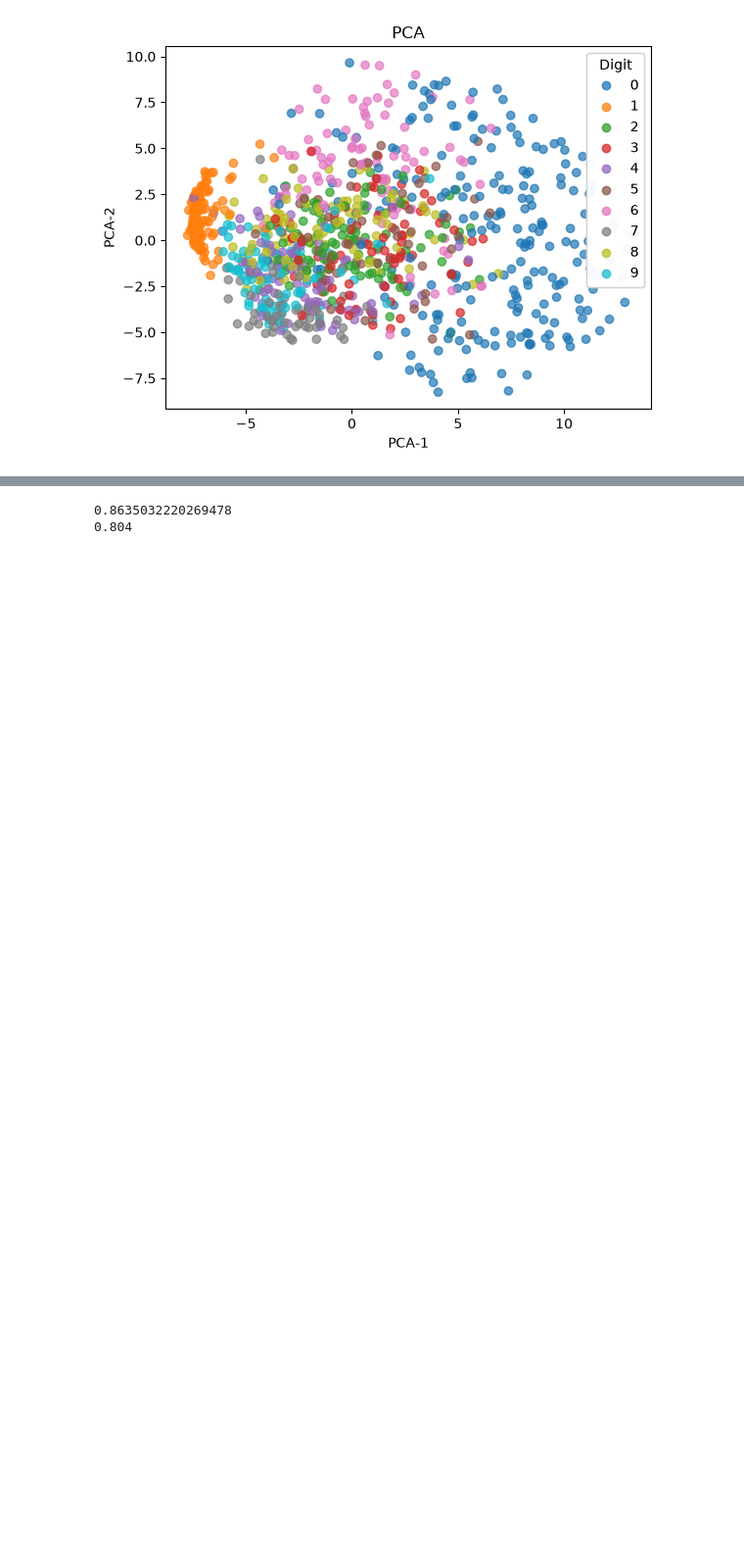
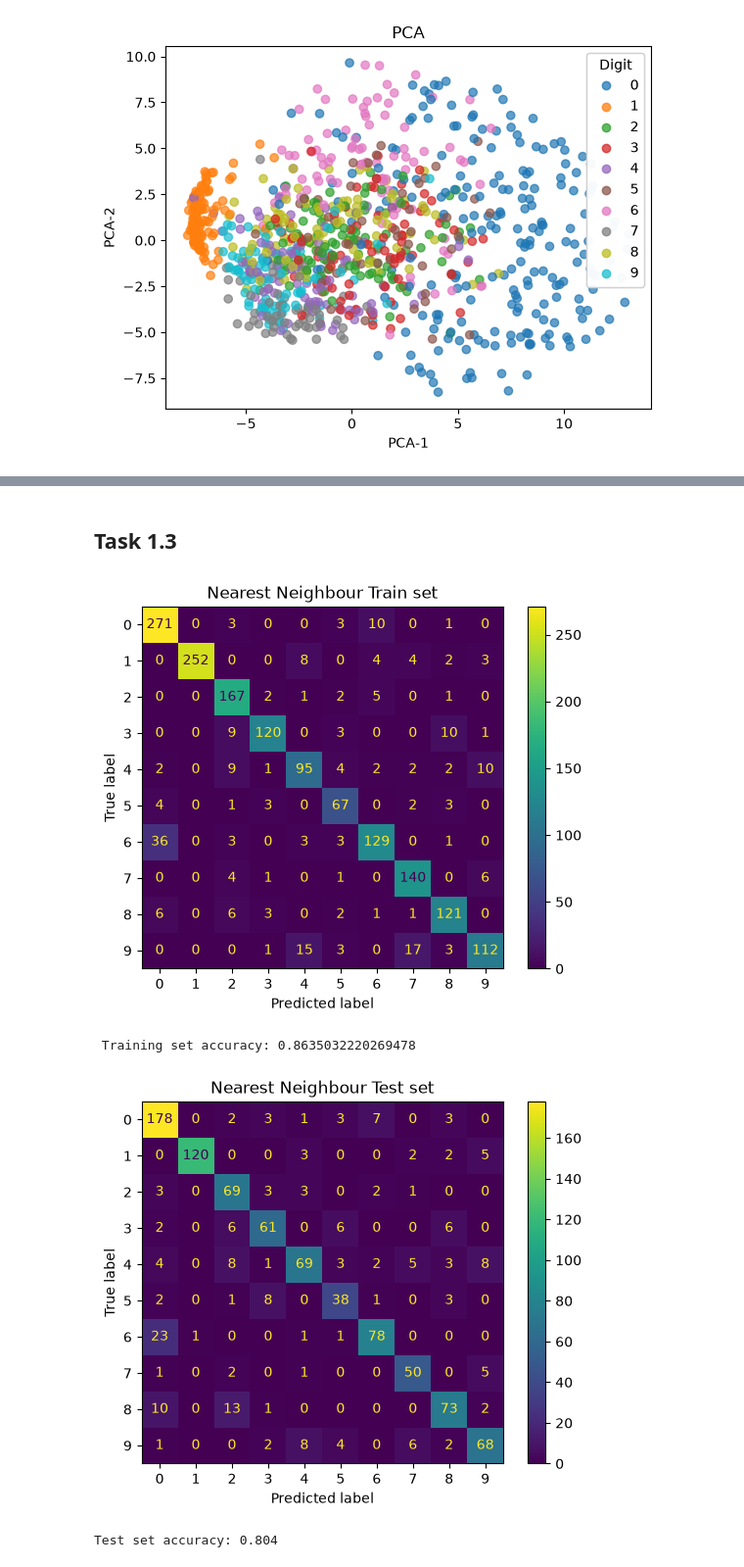
Before and after one commit to nielsklerk/IDL_Assignment0, a Jupyter notebook: task1.ipynb, the cells around one changed output, grey strips where cells are left out. Shown at 98% size. Saved outputs shown, nothing was run; the diff lists cells and outputs as text; code cells hidden in the pictures; blank space fills up the shorter version.

Commit message:
classifier plots

```diff
--- a/task1.ipynb
+++ b/task1.ipynb
@@ -136,36 +139,62 @@ plt.show()
+# %% [markdown]
+## Task 1.3
 # %%
+# Training set
+
 min_distances = np.empty(len(train_in))
 labels = np.empty(len(train_in))
 
 for i in range(10):
     distances = np.sum((train_in - means[i])**2, axis=1)
     if i == 0:
         min_distances = distances
         labels = np.zeros(len(train_in))
     else:
         mask = distances < min_distances
         labels[mask] = i
         min_distances[mask] = distances[mask]
 
-print(np.sum(labels == train_out) / len(train_out))
+# Plotting
+
+ConfusionMatrixDisplay(confusion_matrix(labels, train_out)).plot()
+plt.title('Nearest Neighbour Train set')
+plt.savefig('imgs/NN_train.pdf')
+plt.show()
+
+# Accuracy
+
+print(f' Training set accuracy: {np.sum(labels == train_out) / len(train_out)}')
+
+# Test set
 
 min_distances = np.empty(len(test_in))
 labels = np.empty(len(test_in))
 
 for i in range(10):
     distances = np.sum((test_in - means[i])**2, axis=1)
     if i == 0:
         min_distances = distances
         labels = np.zeros(len(test_in))
     else:
         mask = distances < min_distances
         labels[mask] = i
         min_distances[mask] = distances[mask]
 
-print(np.sum(labels == test_out) / len(test_out))
+# Plotting
+
+ConfusionMatrixDisplay(confusion_matrix(labels, test_out)).plot()
+plt.title('Nearest Neighbour Test set')
+plt.savefig('imgs/NN_test.pdf')
+plt.show()
+
+# Accuracy
+
+print(f'Test set accuracy: {np.sum(labels == test_out) / len(test_out)}')
 # %% [output]
+[figure, added]
-0.8635032220269478
-0.804
+ Training set accuracy: 0.8635032220269478
+[figure, added]
+Test set accuracy: 0.804
 # %%
 neigh = KNeighborsClassifier(n_neighbors=3)
 neigh.fit(train_in, train_out)
```
Also changed, not shown: parts of 7 cells of this notebook, 4 other files.
